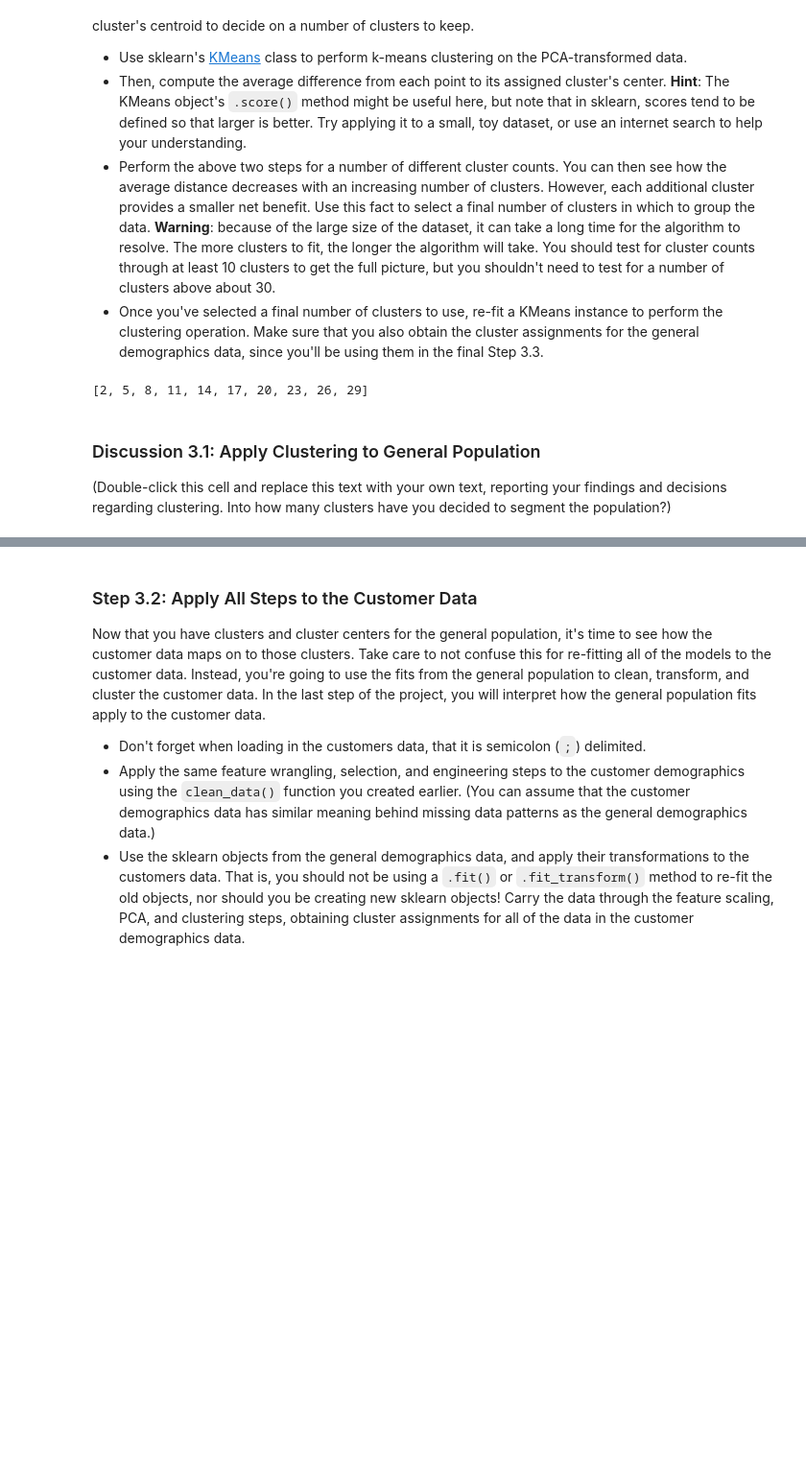
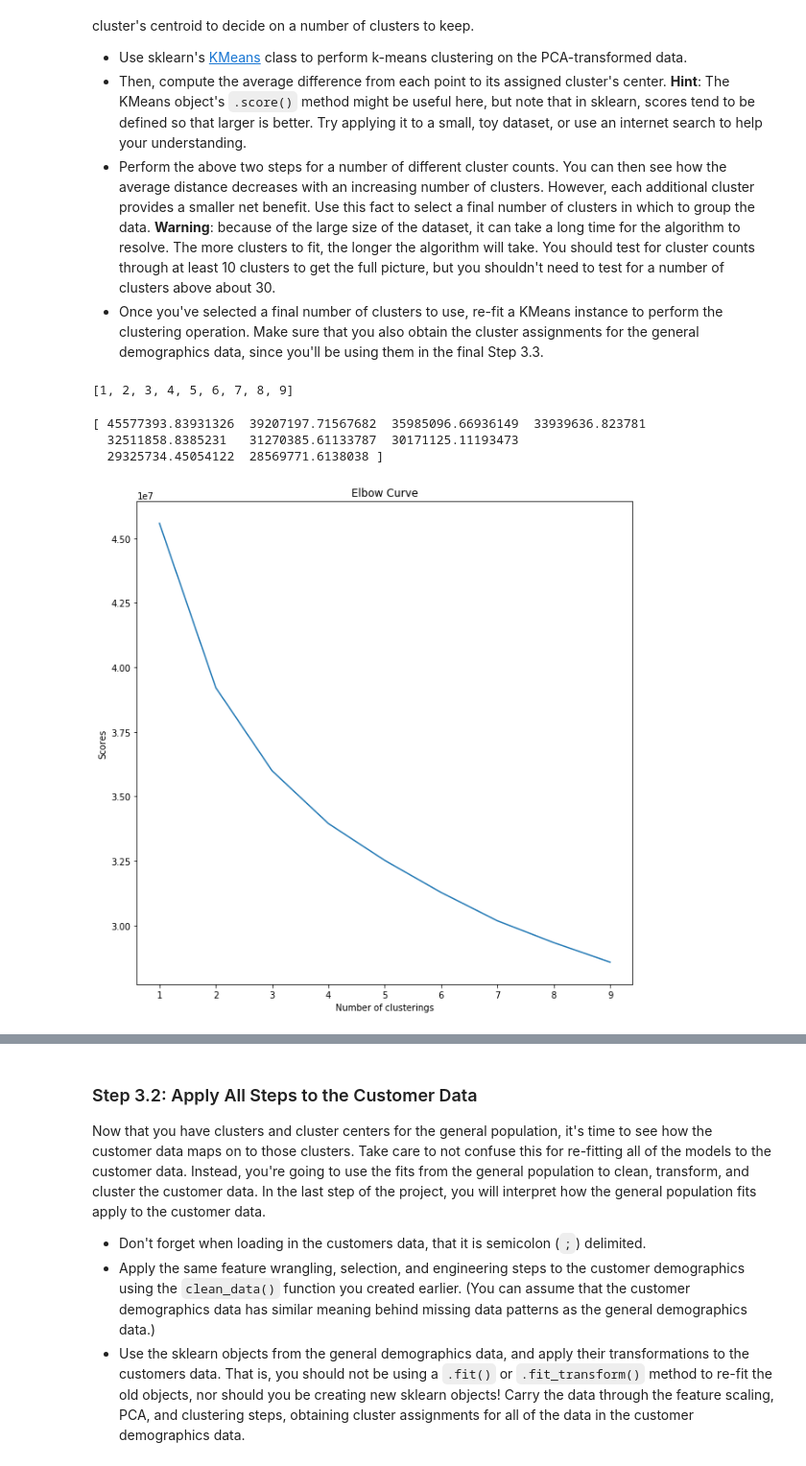
Before and after one commit to SarthakJaingit/AravatoGermanyCustomerSegments, a Jupyter notebook: Identify_Customer_Segments.ipynb, the cells around one changed output, grey strips where cells are left out. Shown: that part at 96% size. Drawn from its saved outputs; the diff is of its cells as text; code cells hidden in the pictures; blank space fills up the shorter version.

```diff
--- a/Identify_Customer_Segments.ipynb
+++ b/Identify_Customer_Segments.ipynb
@@ -719,19 +727,33 @@ You've assessed and cleaned the demographics data, then scaled and transformed t
 - Once you've selected a final number of clusters to use, re-fit a KMeans instance to perform the clustering operation. Make sure that you also obtain the cluster assignments for the general demographics data, since you'll be using them in the final Step 3.3.
 # %%
 # Over a number of different cluster counts...
-n_of_clusters = list(range(2, 30, 3))
+n_of_clusters = list(range(1, 10))
+k_means_objects = [KMeans(n_clusters = cluster_amount) for cluster_amount in n_of_clusters]
+# run k-means clustering on the data and compute the average within-cluster distances.
+scores_for_kmeans = [np.abs(kmeans_object.fit(reduced_azdias).score(reduced_azdias)) for kmeans_object in k_means_objects]
 print(n_of_clusters)
-
-
-    # run k-means clustering on the data and...
-
-
-    # compute the average within-cluster distances.
 # %% [output]
-[2, 5, 8, 11, 14, 17, 20, 23, 26, 29]
+[1, 2, 3, 4, 5, 6, 7, 8, 9]
+# %%
+#Save scores for future refrence and run this cell for loading
+# np.save("cluster_scores", scores_for_kmeans)
+loaded_scores = np.load("cluster_scores.npy")
+print(loaded_scores)
+# %% [output]
+[ 45577393.83931326  39207197.71567682  35985096.66936149  33939636.823781
+  32511858.8385231   31270385.61133787  30171125.11193473
+  29325734.45054122  28569771.6138038 ]
 # %%
 # Investigate the change in within-cluster distance across number of clusters.
 # HINT: Use matplotlib's plot function to visualize this relationship.
+fig, ax = plt.subplots(figsize=(10,10))
+plt.plot(n_of_clusters,scores_for_kmeans)
+plt.title("Elbow Curve")
+plt.ylabel("Scores")
+plt.xlabel("Number of clusterings")
+plt.show()
+# %% [output]
+[figure, added]
 # %%
 # Re-fit the k-means model with the selected number of clusters and obtain
 # cluster predictions for the general population demographics data.
@@ -738,4 +761,0 @@ print(n_of_clusters)
-# %% [markdown]
-### Discussion 3.1: Apply Clustering to General Population
-
-(Double-click this cell and replace this text with your own text, reporting your findings and decisions regarding clustering. Into how many clusters have you decided to segment the population?)
```
Also changed, not shown: parts of 13 cells of this notebook.
